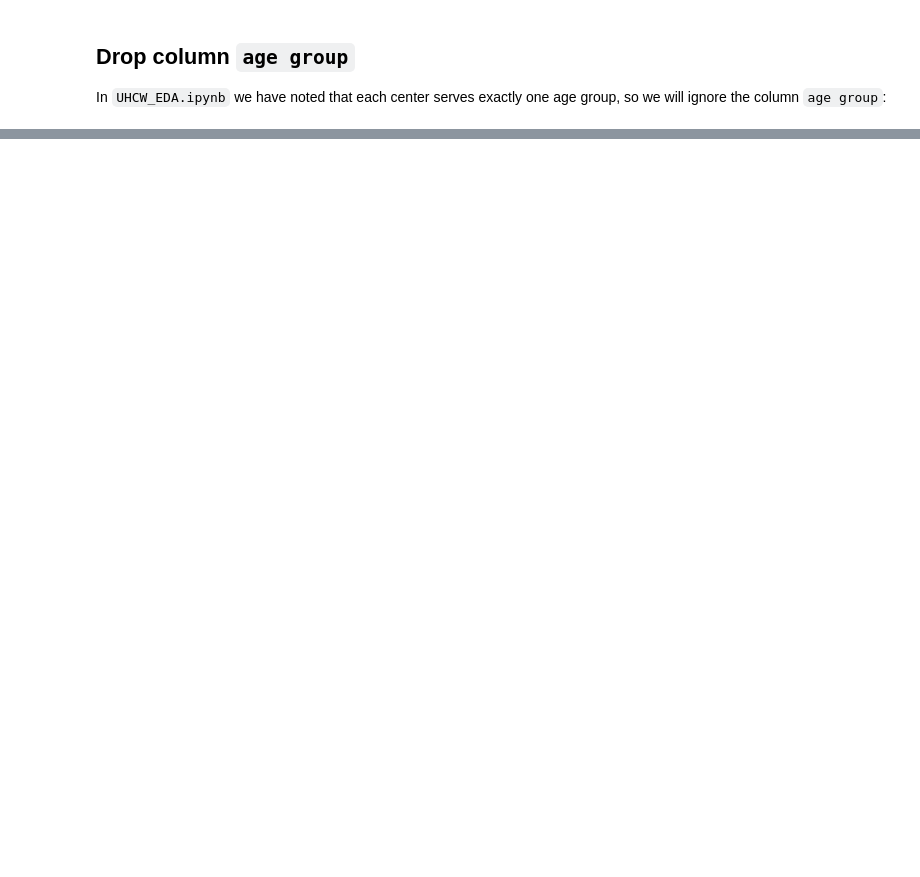
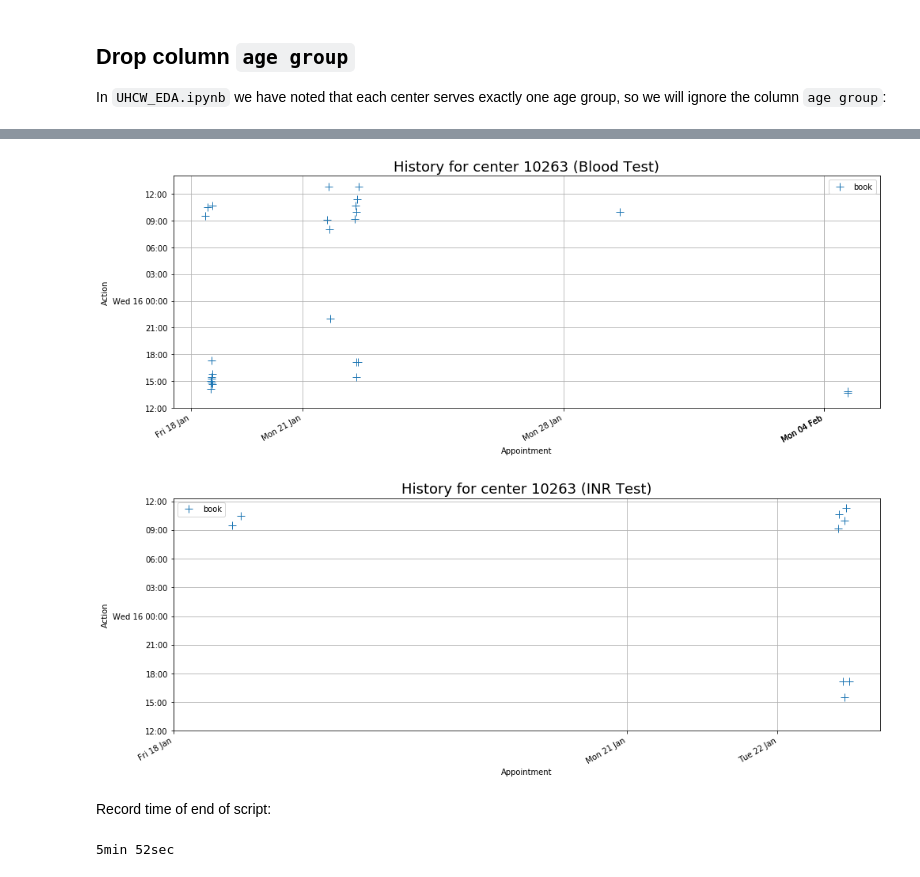
Before and after one commit to antoinechoffrut/UHCW, a Jupyter notebook: UHCW_reconstruction.ipynb, the cells around one changed output, grey strips where cells are left out. Saved outputs shown, nothing was run; the diff lists cells and outputs as text; code cells hidden in the pictures; blank space fills up the shorter version.

```diff
--- a/UHCW_reconstruction.ipynb
+++ b/UHCW_reconstruction.ipynb
@@ -503,0 +491,3 @@ ax.grid()
+# %%
+center_test_types = df.groupby('id')['test type'].unique().rename("test types").to_frame()
+center_test_types
@@ -503,0 +516,3 @@ ax.grid()
+# %%
+timegrid = get_timegrid(df)
+timegrid.info()
@@ -503,0 +530,3 @@ ax.grid()
+# %%
+selected_centers = [10254, 10263] #[10254] #  list(center_test_types.index)[0:5] # [10254, 10336, 10299]
+df = df.loc[df['id'].apply(lambda x: x in selected_centers), df.columns]
@@ -503,0 +536,4 @@ ax.grid()
+# %%
+%%time
+print(datetime.datetime.now().strftime("Time: %H:%M:%S"))
+df_history = get_history(df, timegrid)
@@ -503,0 +544,17 @@ ax.grid()
+# %%
+%%time
+print(datetime.datetime.now().strftime("%H:%M:%S"))
+for center_id in selected_centers[1:2]:
+    #break
+    print("Center: {0}".format(center_id))
+    for test_type in list(center_test_types.loc[center_id])[0]:
+        print("Test type: {0}".format(test_type))
+        df_filtered = filter_center(df_history, center_id, test_type)
+        df_filtered.iloc[0]#['id']
+        UHCW_plot(
+            df_filtered.loc[:, ['id', 'test type', 'appointment', 'grab', 'action']],
+            x_freq="W",
+            y_freq="H",
+            savefigure=False
+        );
+# %% [output]
@@ -503,0 +567,4 @@ ax.grid()
+[figure, added]
+[figure, added]
+# %% [markdown]
+Record time of end of script:
@@ -503,0 +575,4 @@ ax.grid()
+# %%
+print("{0}min {1}sec".format(run_time.seconds//60, run_time.seconds%60))
+# %% [output]
+5min 52sec
```
Also changed, not shown: parts of 72 cells of this notebook.
